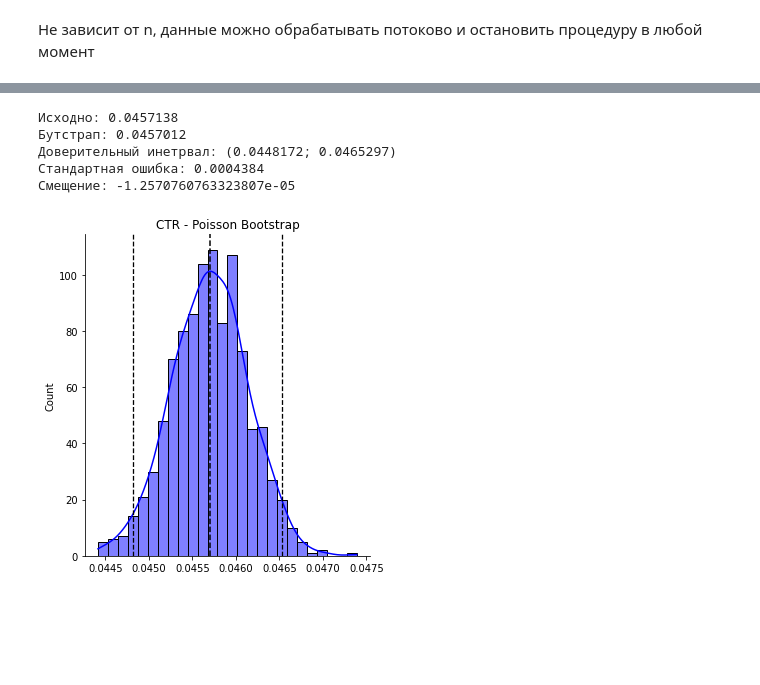
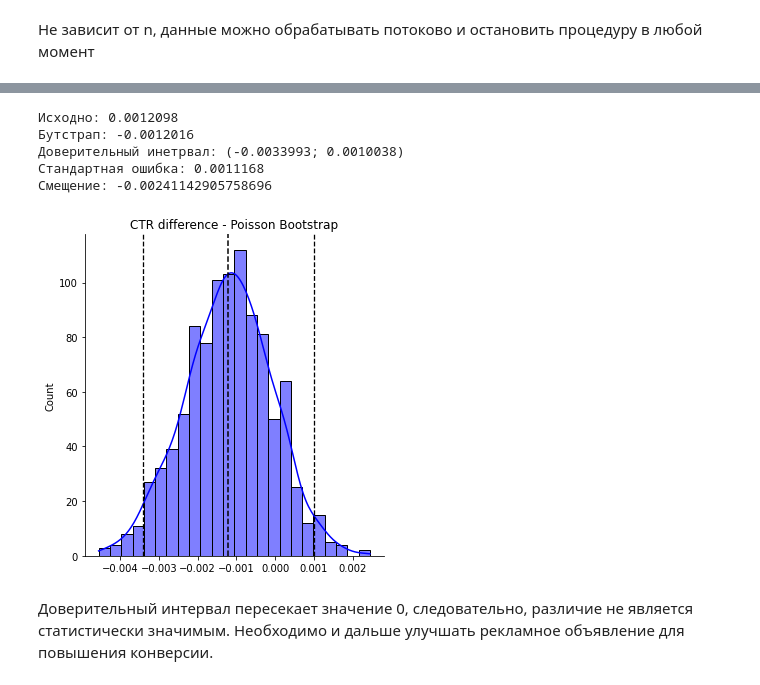
Before and after one commit to VladOnMyOwn/ctr-poisson-bootstrap, a Jupyter notebook: ctr_bootstrap.ipynb, the cells around one changed output, grey strips where cells are left out. Cells and saved outputs as stored; diff of their text form; code cells hidden in the pictures; blank space fills up the shorter version.

Commit message:
ctr bootstrap complete

```diff
--- a/ctr_bootstrap.ipynb
+++ b/ctr_bootstrap.ipynb
@@ -94,0 +108,7 @@ CTR: 4.57%
+# %%
+# синтетически делим пользователей на 2 группы, предполагая, что это делается в самом процессе проведения теста
+control_group_data = user_level_ctr.sample(n=len(user_level_ctr) // 2, random_state=33)
+treatment_group_data = user_level_ctr[~user_level_ctr.user_id.isin(control_group_data.user_id.values)]
+control_group_data['group_label'] = ['control'] * control_group_data.shape[0]
+treatment_group_data['group_label'] = ['treatment'] * treatment_group_data.shape[0]
+print(control_group_data.shape[0], treatment_group_data.shape[0])
@@ -94,0 +117,3 @@ CTR: 4.57%
+# %%
+user_level_ctr = pd.concat([control_group_data, treatment_group_data]).sort_values('user_id')
+user_level_ctr.head()
@@ -208,12 +259,17 @@ plt.show()
 Не зависит от n, данные можно обрабатывать потоково и остановить процедуру в любой момент
 # %%
 def poisson_boot(data_source, B):
-    result = np.array([[0, 0]] * B)  # значения будут обновляться при поступлении нового наблюдения
-    for obs in data_source:
+    control_result = np.array([[0, 0]] * B)  # значения будут обновляться при поступлении нового наблюдения
+    treatment_result = np.array([[0, 0]] * B)
+    for idx, row in data_source.iterrows():
         weights = np.random.poisson(1, B)
-        result[:, 0] += obs * weights  # numerator
-        result[:, 1] += weights  # denominator
-    result = pd.Series(result[:, 0] / result[:, 1])
+        if row['group_label'] == 'control':
+            control_result[:, 0] += row['clicks'] * weights  # numerator
+            control_result[:, 1] += row['views'] * weights  # denominator
+        else:
+            treatment_result[:, 0] += row['clicks'] * weights
+            treatment_result[:, 1] += row['views'] * weights
+    result = pd.Series(control_result[:, 0] / control_result[:, 1] - treatment_result[:, 0] / treatment_result[:, 1])
     return result
 # %%
 %%timeit
@@ -223,26 +279,28 @@ poisson_boot(click_data['is_click'].values.tolist(), B)
 # %%
-poisson_boot_res = poisson_boot(click_data['is_click'].values.tolist(), B)
+poisson_boot_res = poisson_boot(user_level_ctr, B)
 # %%
-print('Исходно: {:.7f}'.format(ctr_mean))
+print('Исходно: {:.7f}'.format(global_ctr_treatment - global_ctr_control))
 print('Бутстрап: {:.7f}'.format(poisson_boot_res.mean()))
 quantile_l = np.quantile(poisson_boot_res, alpha / 2)
 quantile_r = np.quantile(poisson_boot_res, 1 - alpha / 2)
 print('Доверительный инетрвал: ({:.7f}; {:.7f})'.format(quantile_l, quantile_r))
 print('Стандартная ошибка: {:.7f}'.format(poisson_boot_res.std()))
-bias = poisson_boot_res.mean() - ctr_mean
+bias = poisson_boot_res.mean() - (global_ctr_treatment - global_ctr_control)
 print(f'Смещение: {bias}')
 # %% [output]
-Исходно: 0.0457138
-Бутстрап: 0.0457012
-Доверительный инетрвал: (0.0448172; 0.0465297)
-Стандартная ошибка: 0.0004384
-Смещение: -1.2570760763323807e-05
+Исходно: 0.0012098
+Бутстрап: -0.0012016
+Доверительный инетрвал: (-0.0033993; 0.0010038)
+Стандартная ошибка: 0.0011168
+Смещение: -0.00241142905758696
 # %%
 sns.displot(poisson_boot_res, kde=True, color='blue')
-plt.title('CTR - Poisson Bootstrap')
+plt.title('CTR difference - Poisson Bootstrap')
 plt.axvline(poisson_boot_res.mean(), ls='--', lw=1.5, c='black')
 plt.axvline(quantile_l, ls='--', lw=1.3, c='black')
 plt.axvline(quantile_r, ls='--', lw=1.3, c='black')
 plt.show()
 # %% [output]
-[figure, old version]
+[figure, new version]
+# %% [markdown]
+Доверительный интервал пересекает значение 0, следовательно, различие не является статистически значимым. Необходимо и дальше улучшать рекламное объявление для повышения конверсии.
```
Also changed, not shown: parts of 41 cells of this notebook.
